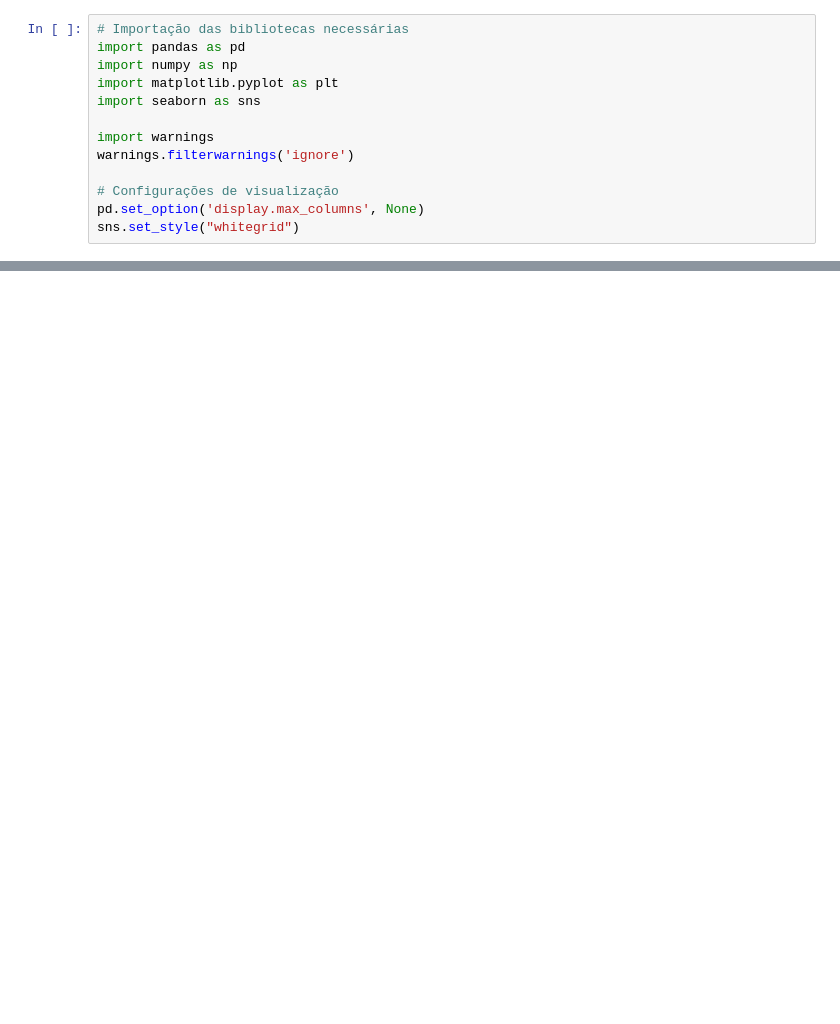
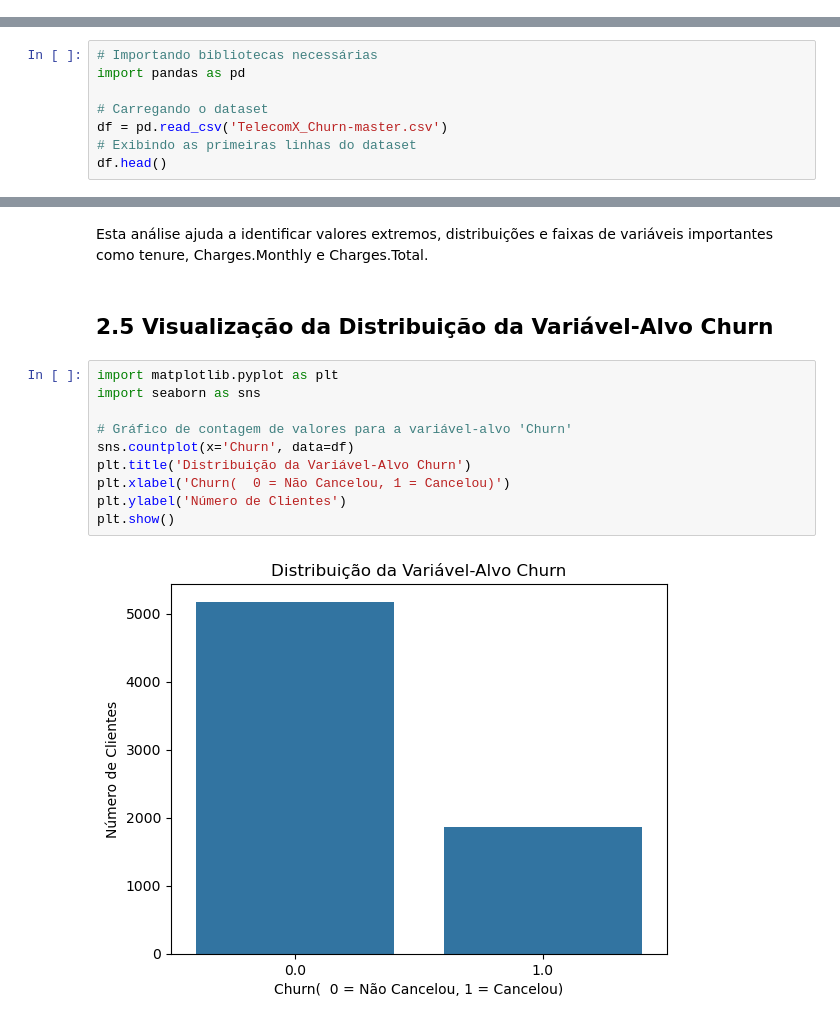
Before and after one commit to wlamirlira/TelecomX_Churn, a Jupyter notebook: TelecomX_Churn.ipynb, the cells around one changed output, grey strips where cells are left out. Drawn from its saved outputs; the diff is of its cells as text; blank space fills up the shorter version.

```diff
--- a/TelecomX_Churn.ipynb
+++ b/TelecomX_Churn.ipynb
@@ -15,13 +0,0 @@ Este notebook apresenta uma análise exploratória e descritiva dos dados de cli
-# %%
-# Importação das bibliotecas necessárias
-import pandas as pd
-import numpy as np
-import matplotlib.pyplot as plt
-import seaborn as sns
-
-import warnings
-warnings.filterwarnings('ignore')
-
-# Configurações de visualização
-pd.set_option('display.max_columns', None)
-sns.set_style("whitegrid")
@@ -65,0 +11,8 @@ memory usage: 1.2+ MB
+# %%
+# Importando bibliotecas necessárias
+import pandas as pd
+
+# Carregando o dataset
+df = pd.read_csv('TelecomX_Churn-master.csv')
+# Exibindo as primeiras linhas do dataset
+df.head()
@@ -429,0 +91,16 @@ A análise aprofundada dos dados de churn da Telecom X nos permitiu identificar
+# %% [markdown]
+Esta análise ajuda a identificar valores extremos, distribuições e faixas de variáveis importantes como tenure, Charges.Monthly e Charges.Total.
+# %% [markdown]
+## 2.5 Visualização da Distribuição da Variável-Alvo Churn
+# %%
+import matplotlib.pyplot as plt
+import seaborn as sns
+
+# Gráfico de contagem de valores para a variável-alvo 'Churn'
+sns.countplot(x='Churn', data=df)
+plt.title('Distribuição da Variável-Alvo Churn')
+plt.xlabel('Churn(  0 = Não Cancelou, 1 = Cancelou)')
+plt.ylabel('Número de Clientes')
+plt.show()
+# %% [output]
+[figure, added]
```
Also changed, not shown: parts of 29 cells of this notebook, 3 other files.
